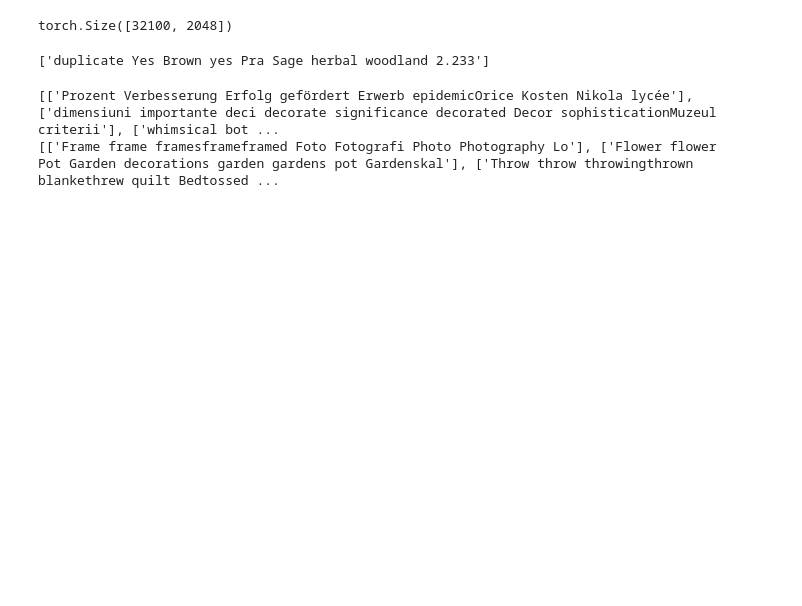
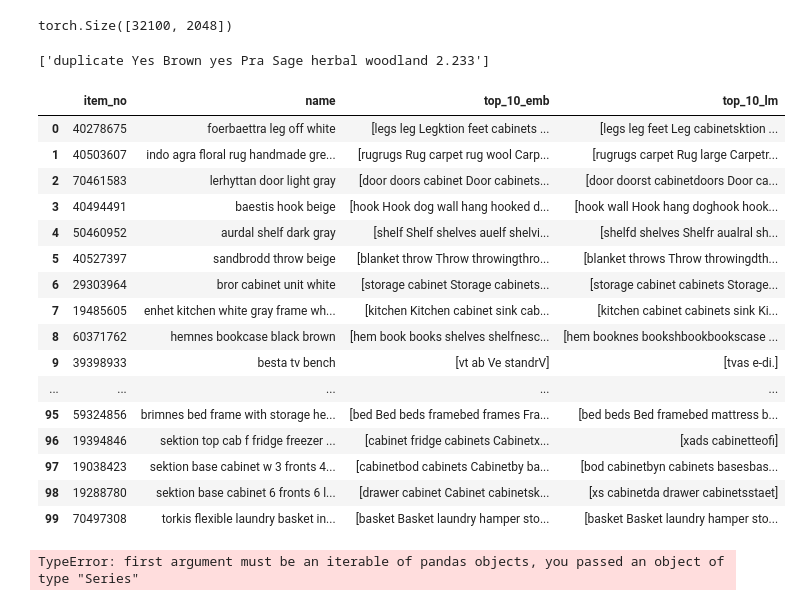
Before and after one commit to gikok/t0code2, a Jupyter notebook: training/data_checker.ipynb, the cells around one changed output. Saved outputs shown, nothing was run; the diff lists cells and outputs as text; code cells hidden in the pictures; blank space fills up the shorter version.

```diff
--- a/training/data_checker.ipynb
+++ b/training/data_checker.ipynb
@@ -133,8 +133,14 @@ model = AutoModelForSeq2SeqLM.from_pretrained(model_name)
 tokenizer = AutoTokenizer.from_pretrained(model_name)
 print("Model and tokenizer loaded")
 
-#model.to('cuda:0')
+model.to('cuda:0')
 print("Moved model to GPUs")
+model2 = AutoModelForSeq2SeqLM.from_pretrained(model_name)
+tokenizer2 = AutoTokenizer.from_pretrained(model_name)
+print("Model and tokenizer loaded")
+
+model2.to('cuda:0')
+print("Moved model to GPUs")
 # %% [output]
 Model and tokenizer loaded
 Moved model to GPUs
@@ -254,7 +262,7 @@ w = 1123
 items = pd.read_parquet("data/item_no_100.parquet.gzip")["item_no"].values.tolist()
 #items.remove('30493350')
 #inp = "query: 'artificial potted plant'. for the above query what item_no is the best match?"
-inp = "What are top 3 descriptions of a whale, most relevant first ? a. animal , mammal ,lives in ocean b. mammal, animal , lives in ocean , c. lives in ocean , mammal , animal"
+inp = "what is 40503607?"
 inp1 = inp  + ', '.join(items)
 #inp = "99429408 and 50401335 are dining tables. is the previous sentence correct? yes or no?"
 inputs = tokenizer.encode(
@@ -270,0 +279,16 @@ A: b
+# %%
+w = 1123
+items = pd.read_parquet("data/item_no_100.parquet.gzip")["item_no"].values.tolist()
+#items.remove('30493350')
+#inp = "query: 'artificial potted plant'. for the above query what item_no is the best match?"
+inp = "what is 40503607?"
+inp1 = inp  + ', '.join(items)
+#inp = "99429408 and 50401335 are dining tables. is the previous sentence correct? yes or no?"
+inputs = tokenizer.encode(
+    inp, return_tensors='pt')
+inputs = inputs.to("cuda:0")
+with torch.no_grad():
+    outputs = model2.generate(inputs)#, logits_processor=logits_processor)
+print("Q: " + inp)
+print("A: " + tokenizer.decode(outputs[0], skip_special_tokens=True))
+#print("A: " + ', '.join((dict.fromkeys((tokenizer.decode(outputs[0], skip_special_tokens=True).split(','))))))
@@ -297,40 +324,57 @@ r = cos2(v, lm[-93], dim=-1)
 # %% [output]
 ['duplicate Yes Brown yes Pra Sage herbal woodland 2.233']
 # %%
-items = pd.read_parquet("data/item_no_100.parquet.gzip")["item_no"].values.tolist()
+items = pd.read_parquet("data/seven_names.parquet.gzip")["item_no"].values.tolist()
+names = pd.read_parquet("data/seven_names.parquet.gzip")["name"].values.tolist()
+
 l = ["furniture", "couch", "sofa", "chair", "shelf", "kitchen", "table", "bed"]
 inputs = tokenizer.batch_encode_plus(
     l, return_tensors="pt", padding=True
 ).to('cuda:0')
 inds = torch.tensor([inputs['input_ids'][i].max() for i in range(len(l))])
 cos = torch.nn.functional.cosine_similarity
 emb = list(model.named_parameters())[0][1]
 lm = list(model.named_parameters())[-1][1]
 emb_old_tokens = emb[:-100]
 lm_old_tokens = lm[:-100]
 
 #tt = emb[inds]
 #tt = lm[inds]
 
 emb_new_tokens = emb[-100:]
 lm_new_tokens = lm[-100:]
 
 emb_top10 = []
 lm_top10 = []
 for i in range(len(emb_new_tokens)):
     new_emb_token = emb_new_tokens[i]
     new_lm_token = lm_new_tokens[i]
 
     emb_top10_similar = torch.tensor(cos(new_emb_token, emb_old_tokens, dim=-1)).topk(10, largest=True)
     lm_top10_similar = torch.tensor(cos(new_lm_token, lm_old_tokens, dim=-1)).topk(10, largest=True)
 
     emb_top10 += [[tokenizer.decode(emb_top10_similar[1], skip_special_tokens=False)]]
     lm_top10 += [[tokenizer.decode(lm_top10_similar[1], skip_special_tokens=False)]]
-print(emb_top10)
-print(lm_top10)
+df = pd.DataFrame({'item_no':items,'name':names, 'top_10_emb':emb_top10, 'top_10_lm':lm_top10})
+df
 # %% [output]
-[['Prozent Verbesserung Erfolg gefördert Erwerb epidemicOrice Kosten Nikola lycée'], ['dimensiuni importante deci decorate significance decorated Decor sophisticationMuzeul criterii'], ['whimsical bot ...
-[['Frame frame framesframeframed Foto Fotografi Photo Photography Lo'], ['Flower flower Pot Garden decorations garden gardens pot Gardenskal'], ['Throw throw throwingthrown blankethrew quilt Bedtossed ...
+|  | item_no | name | top_10_emb | top_10_lm |
+| 0 | 40278675 | foerbaettra leg off white | [legs leg Legktion feet cabinets ... | [legs leg feet Leg cabinetsktion ... |
+| 1 | 40503607 | indo agra floral rug handmade gre... | [rugrugs Rug carpet rug wool Carp... | [rugrugs carpet Rug large Carpetr... |
+| 2 | 70461583 | lerhyttan door light gray | [door doors cabinet Door cabinets... | [door doorst cabinetdoors Door ca... |
+| 3 | 40494491 | baestis hook beige | [hook Hook dog wall hang hooked d... | [hook wall Hook hang doghook hook... |
+| 4 | 50460952 | aurdal shelf dark gray | [shelf Shelf shelves auelf shelvi... | [shelfd shelves Shelfr aualral sh... |
+| 5 | 40527397 | sandbrodd throw beige | [blanket throw Throw throwingthro... | [blanket throws Throw throwingdth... |
+| 6 | 29303964 | bror cabinet unit white | [storage cabinet Storage cabinets... | [storage cabinet cabinets Storage... |
+| 7 | 19485605 | enhet kitchen white gray frame wh... | [kitchen Kitchen cabinet sink cab... | [kitchen cabinet cabinets sink Ki... |
+| 8 | 60371762 | hemnes bookcase black brown | [hem book books shelves shelfnesc... | [hem booknes bookshbookbookscase ... |
+| 9 | 39398933 | besta tv bench | [vt ab Ve standrV] | [tvas e-di.] |
+| ... | ... | ... | ... | ... |
+| 95 | 59324856 | brimnes bed frame with storage he... | [bed Bed beds framebed frames Fra... | [bed beds Bed framebed mattress b... |
+| 96 | 19394846 | sektion top cab f fridge freezer ... | [cabinet fridge cabinets Cabinetx... | [xads cabinetteofi] |
+| 97 | 19038423 | sektion base cabinet w 3 fronts 4... | [cabinetbod cabinets Cabinetby ba... | [bod cabinetbyn cabinets basesbas... |
+| 98 | 19288780 | sektion base cabinet 6 fronts 6 l... | [drawer cabinet Cabinet cabinetsk... | [xs cabinetda drawer cabinetsstaet] |
+| 99 | 70497308 | torkis flexible laundry basket in... | [basket Basket laundry hamper sto... | [basket Basket laundry hamper sto... |
 # %%
 queries = pd.read_parquet("data/item_namequeries100.parquet.gzip")
 df = pd.DataFrame({'item_no':items,'top_10_emb':emb_top10, 'top_10_lm':lm_top10})
@@ -342,3 +384,7 @@ ddf_ptl = ddf.copy()
+# %%
+pd.concat(df.iloc[0], df2.iloc[0])
+# %% [output]
+TypeError: first argument must be an iterable of pandas objects, you passed an object of type "Series"
 # %%
 d = pd.DataFrame()
 c = 0
```
Also changed, not shown: parts of 16 cells of this notebook, 3 other files.
